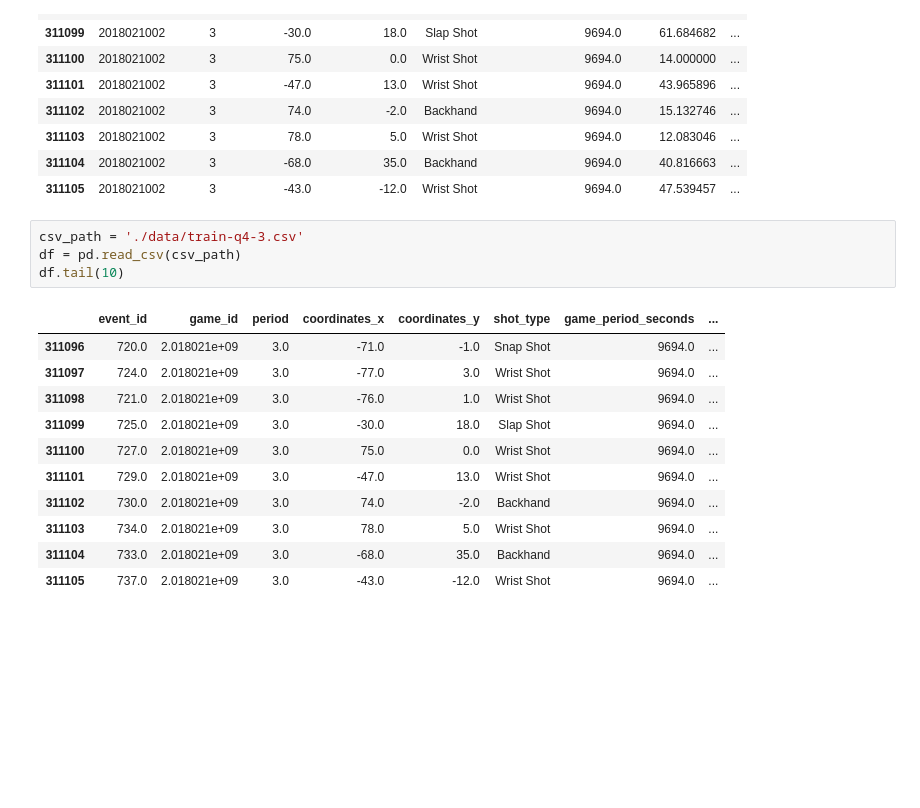
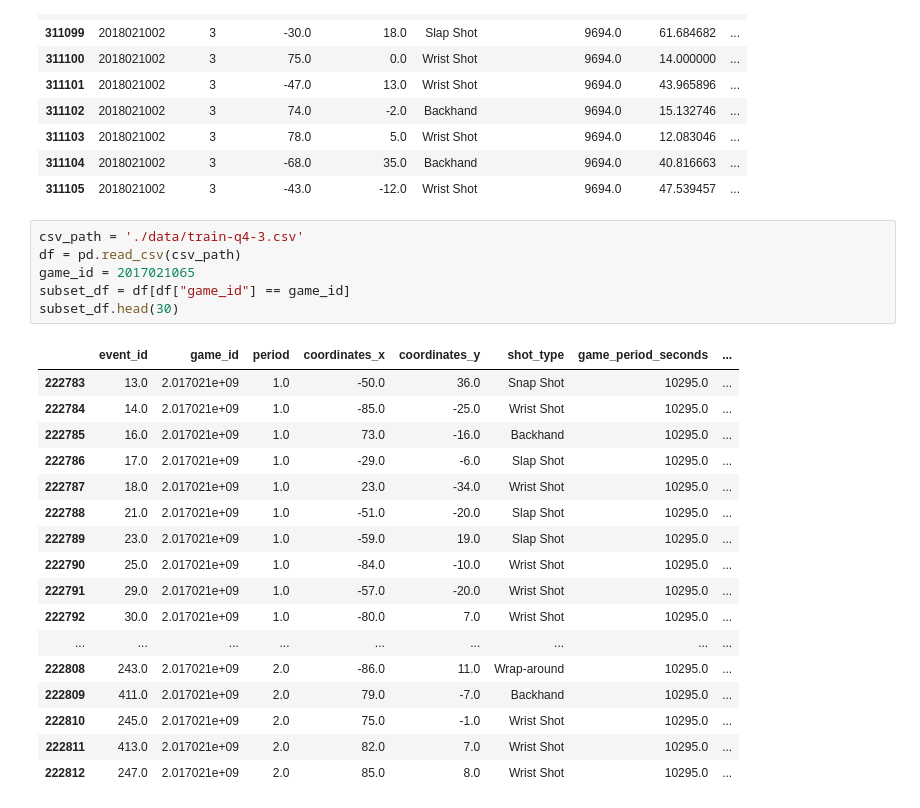
Before and after one commit to kaborewelisee/Project-6758, a Jupyter notebook: milestone_2_question_4.ipynb, the cells around one changed output. Saved outputs shown, nothing was run; the diff lists cells and outputs as text; blank space fills up the shorter version.

```diff
--- a/milestone_2_question_4.ipynb
+++ b/milestone_2_question_4.ipynb
@@ -40,16 +45,24 @@ test.tail(10)
 # %%
 csv_path = './data/train-q4-3.csv'
 df = pd.read_csv(csv_path)
-df.tail(10)
+game_id = 2017021065
+subset_df = df[df["game_id"] == game_id]
+subset_df.head(30)
 # %% [output]
 |  | event_id | game_id | period | coordinates_x | coordinates_y | shot_type | game_period_seconds | ... |
-| 311096 | 720.0 | 2.018021e+09 | 3.0 | -71.0 | -1.0 | Snap Shot | 9694.0 | ... |
-| 311097 | 724.0 | 2.018021e+09 | 3.0 | -77.0 | 3.0 | Wrist Shot | 9694.0 | ... |
-| 311098 | 721.0 | 2.018021e+09 | 3.0 | -76.0 | 1.0 | Wrist Shot | 9694.0 | ... |
-| 311099 | 725.0 | 2.018021e+09 | 3.0 | -30.0 | 18.0 | Slap Shot | 9694.0 | ... |
-| 311100 | 727.0 | 2.018021e+09 | 3.0 | 75.0 | 0.0 | Wrist Shot | 9694.0 | ... |
-| 311101 | 729.0 | 2.018021e+09 | 3.0 | -47.0 | 13.0 | Wrist Shot | 9694.0 | ... |
-| 311102 | 730.0 | 2.018021e+09 | 3.0 | 74.0 | -2.0 | Backhand | 9694.0 | ... |
-| 311103 | 734.0 | 2.018021e+09 | 3.0 | 78.0 | 5.0 | Wrist Shot | 9694.0 | ... |
-| 311104 | 733.0 | 2.018021e+09 | 3.0 | -68.0 | 35.0 | Backhand | 9694.0 | ... |
-| 311105 | 737.0 | 2.018021e+09 | 3.0 | -43.0 | -12.0 | Wrist Shot | 9694.0 | ... |
+| 222783 | 13.0 | 2.017021e+09 | 1.0 | -50.0 | 36.0 | Snap Shot | 10295.0 | ... |
+| 222784 | 14.0 | 2.017021e+09 | 1.0 | -85.0 | -25.0 | Wrist Shot | 10295.0 | ... |
+| 222785 | 16.0 | 2.017021e+09 | 1.0 | 73.0 | -16.0 | Backhand | 10295.0 | ... |
+| 222786 | 17.0 | 2.017021e+09 | 1.0 | -29.0 | -6.0 | Slap Shot | 10295.0 | ... |
+| 222787 | 18.0 | 2.017021e+09 | 1.0 | 23.0 | -34.0 | Wrist Shot | 10295.0 | ... |
+| 222788 | 21.0 | 2.017021e+09 | 1.0 | -51.0 | -20.0 | Slap Shot | 10295.0 | ... |
+| 222789 | 23.0 | 2.017021e+09 | 1.0 | -59.0 | 19.0 | Slap Shot | 10295.0 | ... |
+| 222790 | 25.0 | 2.017021e+09 | 1.0 | -84.0 | -10.0 | Wrist Shot | 10295.0 | ... |
+| 222791 | 29.0 | 2.017021e+09 | 1.0 | -57.0 | -20.0 | Wrist Shot | 10295.0 | ... |
+| 222792 | 30.0 | 2.017021e+09 | 1.0 | -80.0 | 7.0 | Wrist Shot | 10295.0 | ... |
+| ... | ... | ... | ... | ... | ... | ... | ... | ... |
+| 222808 | 243.0 | 2.017021e+09 | 2.0 | -86.0 | 11.0 | Wrap-around | 10295.0 | ... |
+| 222809 | 411.0 | 2.017021e+09 | 2.0 | 79.0 | -7.0 | Backhand | 10295.0 | ... |
+| 222810 | 245.0 | 2.017021e+09 | 2.0 | 75.0 | -1.0 | Wrist Shot | 10295.0 | ... |
+| 222811 | 413.0 | 2.017021e+09 | 2.0 | 82.0 | 7.0 | Wrist Shot | 10295.0 | ... |
+| 222812 | 247.0 | 2.017021e+09 | 2.0 | 85.0 | 8.0 | Wrist Shot | 10295.0 | ... |
```
Also changed, not shown: parts of 1 cell of this notebook, 3 other files.
